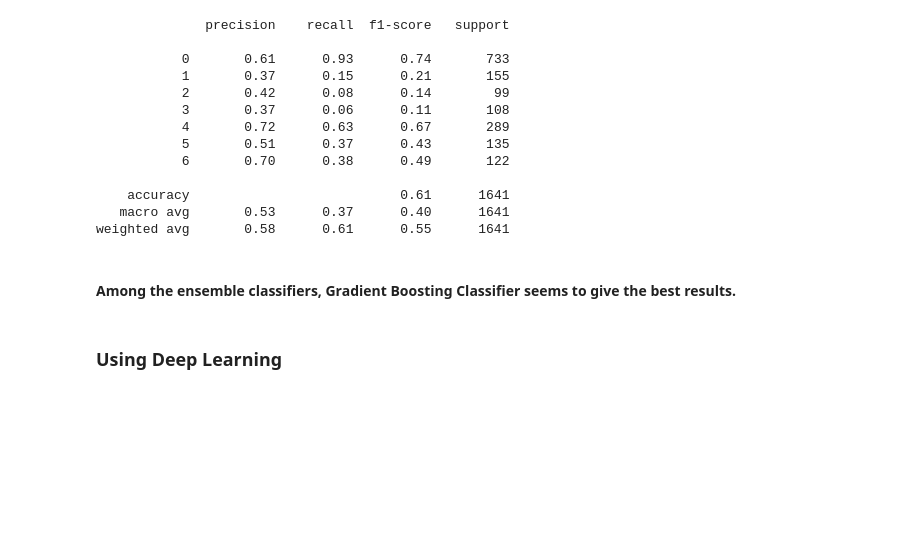
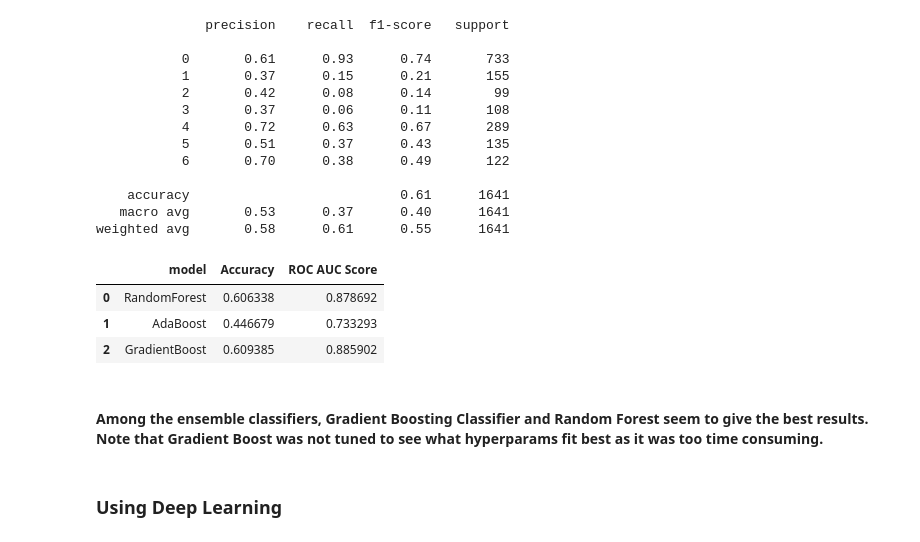
Before and after one commit to archana-rg/books-analysis, a Jupyter notebook: FinalBookGenrePred.ipynb, the cells around one changed output. Drawn from its saved outputs; the diff is of its cells as text; code cells hidden in the pictures; blank space fills up the shorter version.

```diff
--- a/FinalBookGenrePred.ipynb
+++ b/FinalBookGenrePred.ipynb
@@ -1035,8 +1035,18 @@ print(classification_report(y_test, y_predict_test_grad, zero_division=0.0))
     accuracy                           0.61      1641
    macro avg       0.53      0.37      0.40      1641
 weighted avg       0.58      0.61      0.55      1641
+# %%
+results_ensemble = pd.DataFrame({'model':['RandomForest', 'AdaBoost', 'GradientBoost'],
+                                 'Accuracy' : [forest_testscore, ada_testscore, grad_testscore],
+                                 'ROC AUC Score' : [roc_auc_score_forest, roc_auc_score_ada, roc_auc_score_grad]})
+results_ensemble
+# %% [output]
+|  | model | Accuracy | ROC AUC Score |
+| 0 | RandomForest | 0.606338 | 0.878692 |
+| 1 | AdaBoost | 0.446679 | 0.733293 |
+| 2 | GradientBoost | 0.609385 | 0.885902 |
 # %% [markdown]
-#### Among the ensemble classifiers, Gradient Boosting Classifier seems to give the best results.
+#### Among the ensemble classifiers, Gradient Boosting Classifier and Random Forest seem to give the best results. Note that Gradient Boost was not tuned to see what hyperparams fit best as it was too time consuming.
 # %% [markdown]
 ### Using Deep Learning
 # %%
```
Also changed, not shown: parts of 29 cells of this notebook, 15 other files.
